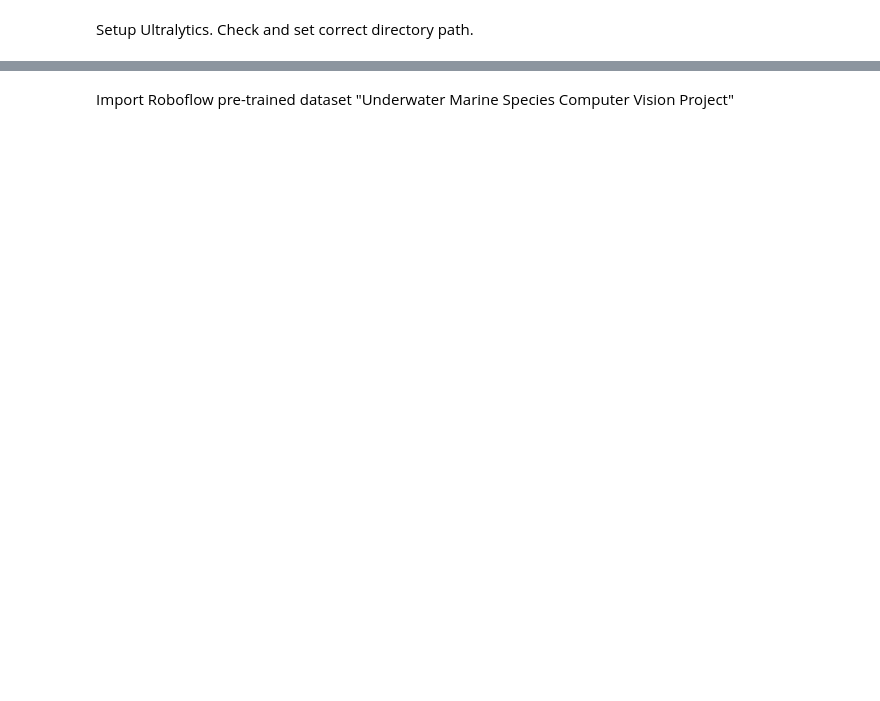
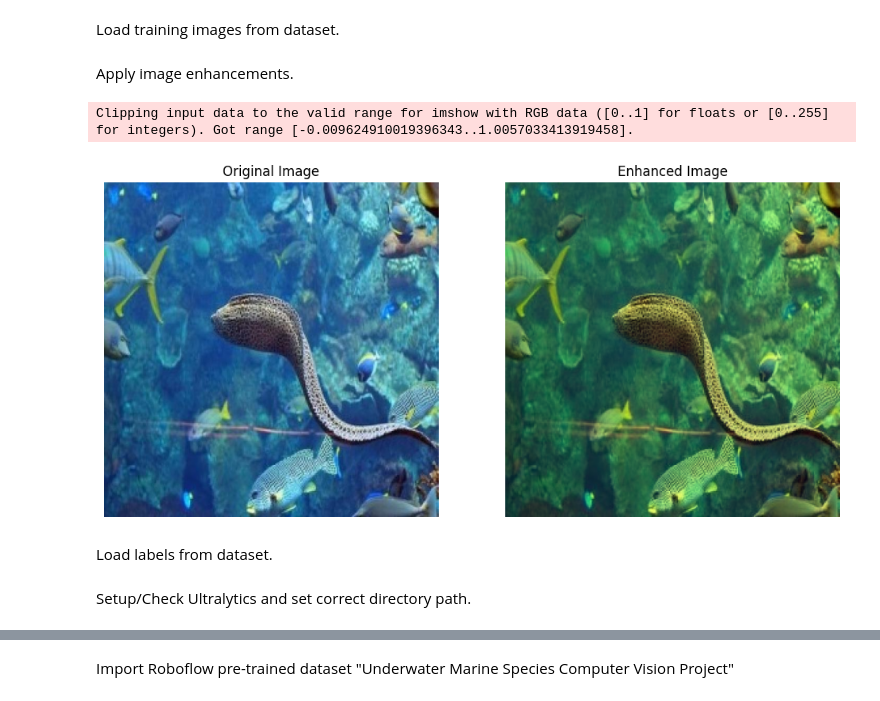
Before and after one commit to L-Needham/SEAING-CLEARLY, a Jupyter notebook: Test_1_Main.ipynb, the cells around one changed output, grey strips where cells are left out. Saved outputs shown, nothing was run; the diff lists cells and outputs as text; code cells hidden in the pictures; blank space fills up the shorter version.

Commit message:
Basic Skimage enhancements and requirements.txt updated

```diff
--- a/Test_1_Main.ipynb
+++ b/Test_1_Main.ipynb
@@ -7,3 +12,5 @@ from inference import get_model
 from inference_sdk import InferenceHTTPClient
 from inference.models.utils import get_roboflow_model
 from ultralytics import YOLO, settings
+# %% [markdown]
+Load training images from dataset.
@@ -9,0 +35,37 @@ from ultralytics import YOLO, settings
+# %% [markdown]
+Apply image enhancements.
+# %%
+# Enhancements only applied on one image for testing purposes atm and doesn't use the code above.
+
+image = io.imread('C:/Users/needh/OneDrive/Documents/Uni/2024/Sem 2 2024/ICT342/SEAING/Training Images/Underwater Marine Species.v6-marinedataset_v5.yolov8/train/images/0HM9KWRRG6FN_jpg.rf.58681507bb0c920c258c1699ec9a6175.jpg')
+image = img_as_float(image)
+
+# Denoise image
+denoised_image = restoration.denoise_wavelet(image)
+
+# Step 2: Reduce blue color
+# Split the image into R, G, B channels
+r, g, b = denoised_image[:, :, 0], denoised_image[:, :, 1], denoised_image[:, :, 2]
+
+# Reduce the blue channel intensity
+b = b * 0.5  # Adjust the factor as needed
+
+# Merge the channels back
+enhanced_image = np.stack((r, g, b), axis=-1)
+
+# Display the original and enhanced images
+fig, ax = plt.subplots(1, 2, figsize=(12, 6))
+ax[0].imshow(image)
+ax[0].set_title('Original Image')
+ax[0].axis('off')
+
+ax[1].imshow(enhanced_image)
+ax[1].set_title('Enhanced Image')
+ax[1].axis('off')
+
+plt.show()
+# %% [output]
+Clipping input data to the valid range for imshow with RGB data ([0..1] for floats or [0..255] for integers). Got range [-0.009624910019396343..1.0057033413919458].
+[figure, added]
+# %% [markdown]
+Load labels from dataset.
@@ -10,5 +89,5 @@ from ultralytics import YOLO, settings
 # %% [markdown]
-Setup Ultralytics. Check and set correct directory path.
+Setup/Check Ultralytics and set correct directory path.
 # %%
 print(settings)
 
```
Also changed, not shown: parts of 5 cells of this notebook, 1 other file.
